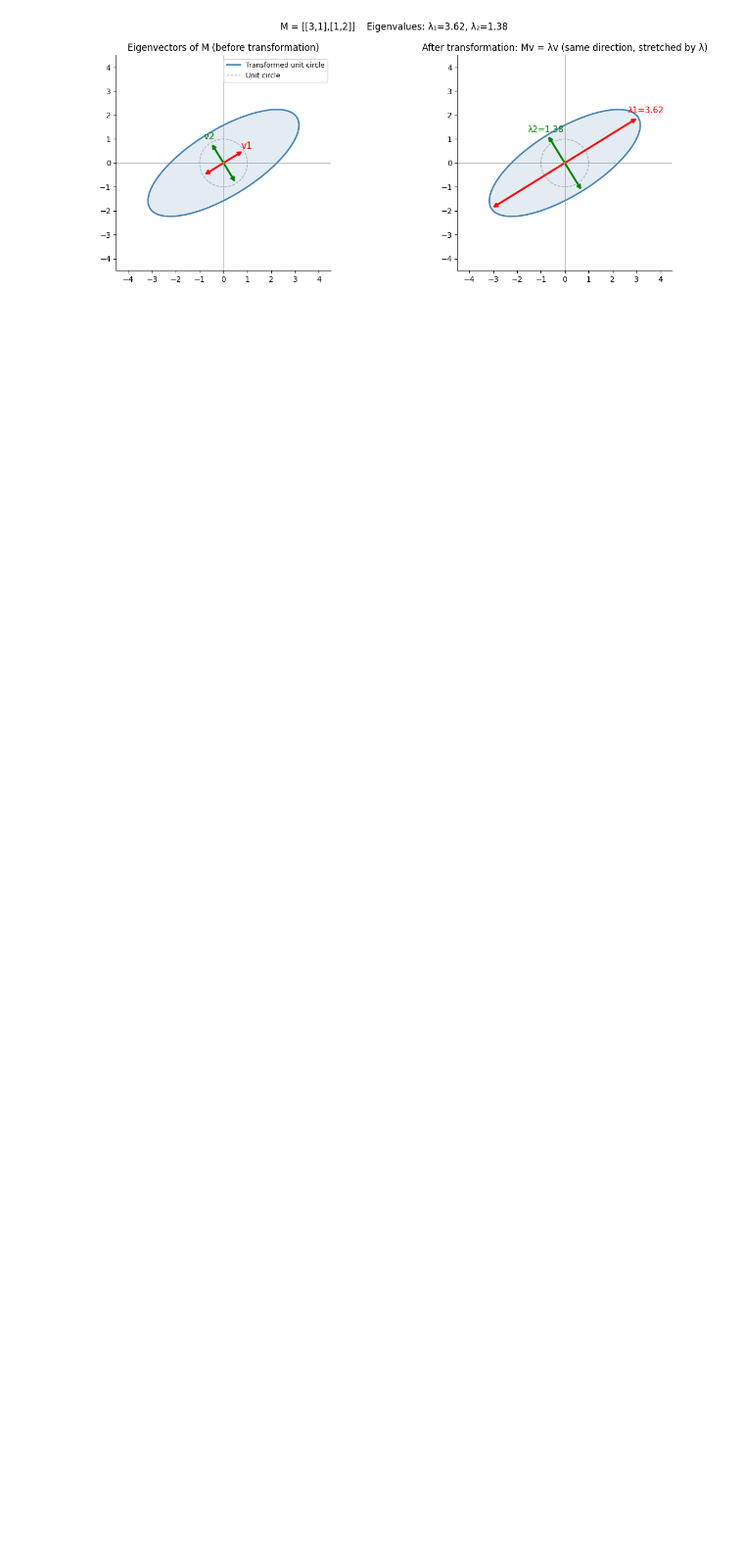
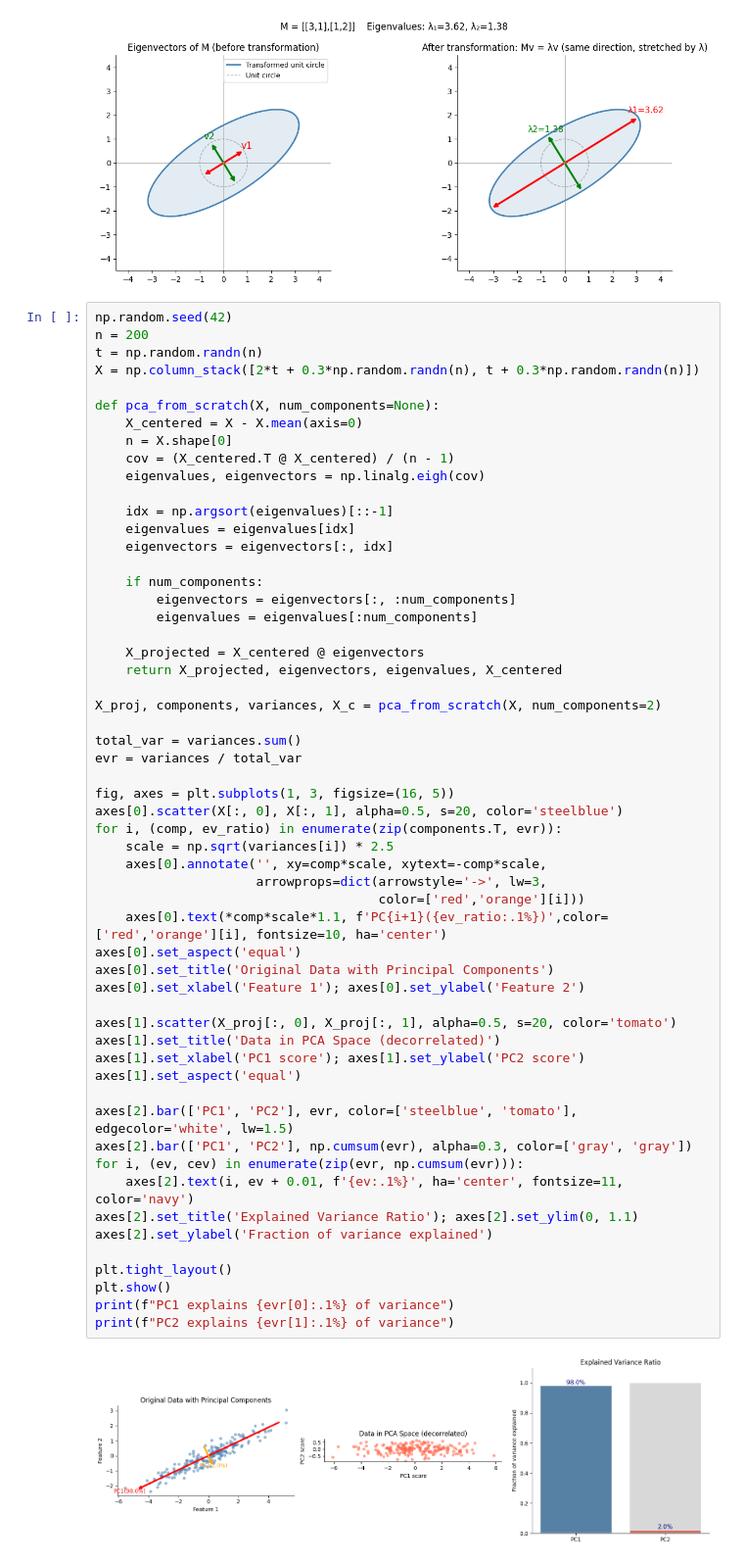
Before and after one commit to Raksha-Karn/Minspire-MLFromScratch, a Jupyter notebook: Linear_Algebra_PCA_SVD/linear_algebra.ipynb, the cells around one changed output. Shown at 98% size. Cells and saved outputs as stored; diff of their text form; blank space fills up the shorter version.

Commit message:
chore(day_2): build pca from scratch

```diff
--- a/Linear_Algebra_PCA_SVD/linear_algebra.ipynb
+++ b/Linear_Algebra_PCA_SVD/linear_algebra.ipynb
@@ -189,3 +189,61 @@ plt.tight_layout()
 plt.show()
 # %% [output]
 [figure]
+# %%
+np.random.seed(42)
+n = 200
+t = np.random.randn(n)
+X = np.column_stack([2*t + 0.3*np.random.randn(n), t + 0.3*np.random.randn(n)])
+
+def pca_from_scratch(X, num_components=None):
+    X_centered = X - X.mean(axis=0)
+    n = X.shape[0]
+    cov = (X_centered.T @ X_centered) / (n - 1)
+    eigenvalues, eigenvectors = np.linalg.eigh(cov)
+
+    idx = np.argsort(eigenvalues)[::-1]
+    eigenvalues = eigenvalues[idx]
+    eigenvectors = eigenvectors[:, idx]
+
+    if num_components:
+        eigenvectors = eigenvectors[:, :num_components]
+        eigenvalues = eigenvalues[:num_components]
+
+    X_projected = X_centered @ eigenvectors
+    return X_projected, eigenvectors, eigenvalues, X_centered
+
+X_proj, components, variances, X_c = pca_from_scratch(X, num_components=2)
+
+total_var = variances.sum()
+evr = variances / total_var
+
+fig, axes = plt.subplots(1, 3, figsize=(16, 5))
+axes[0].scatter(X[:, 0], X[:, 1], alpha=0.5, s=20, color='steelblue')
+for i, (comp, ev_ratio) in enumerate(zip(components.T, evr)):
+    scale = np.sqrt(variances[i]) * 2.5
+    axes[0].annotate('', xy=comp*scale, xytext=-comp*scale,
+                     arrowprops=dict(arrowstyle='->', lw=3,
+                                     color=['red','orange'][i]))
+    axes[0].text(*comp*scale*1.1, f'PC{i+1}({ev_ratio:.1%})',color=['red','orange'][i], fontsize=10, ha='center')
+axes[0].set_aspect('equal')
+axes[0].set_title('Original Data with Principal Components')
+axes[0].set_xlabel('Feature 1'); axes[0].set_ylabel('Feature 2')
+
+axes[1].scatter(X_proj[:, 0], X_proj[:, 1], alpha=0.5, s=20, color='tomato')
+axes[1].set_title('Data in PCA Space (decorrelated)')
+axes[1].set_xlabel('PC1 score'); axes[1].set_ylabel('PC2 score')
+axes[1].set_aspect('equal')
+
+axes[2].bar(['PC1', 'PC2'], evr, color=['steelblue', 'tomato'], edgecolor='white', lw=1.5)
+axes[2].bar(['PC1', 'PC2'], np.cumsum(evr), alpha=0.3, color=['gray', 'gray'])
+for i, (ev, cev) in enumerate(zip(evr, np.cumsum(evr))):
+    axes[2].text(i, ev + 0.01, f'{ev:.1%}', ha='center', fontsize=11, color='navy')
+axes[2].set_title('Explained Variance Ratio'); axes[2].set_ylim(0, 1.1)
+axes[2].set_ylabel('Fraction of variance explained')
+
+plt.tight_layout()
+plt.show()
+print(f"PC1 explains {evr[0]:.1%} of variance")
+print(f"PC2 explains {evr[1]:.1%} of variance")
+# %% [output]
+[figure, added]
```
Also changed, not shown: parts of 1 cell of this notebook.
